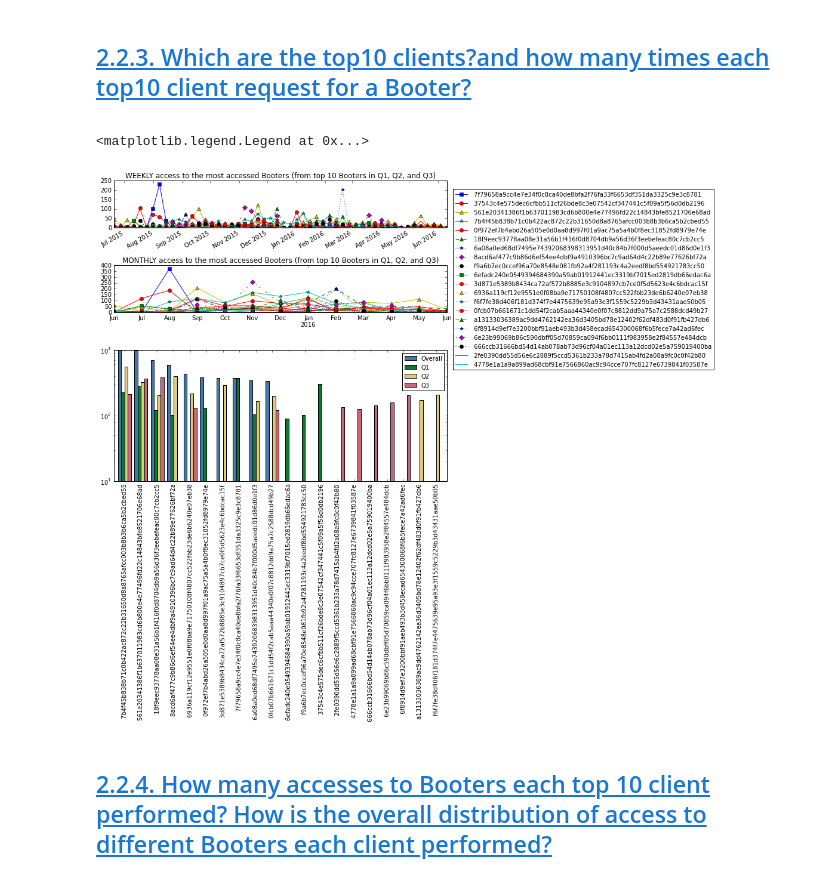
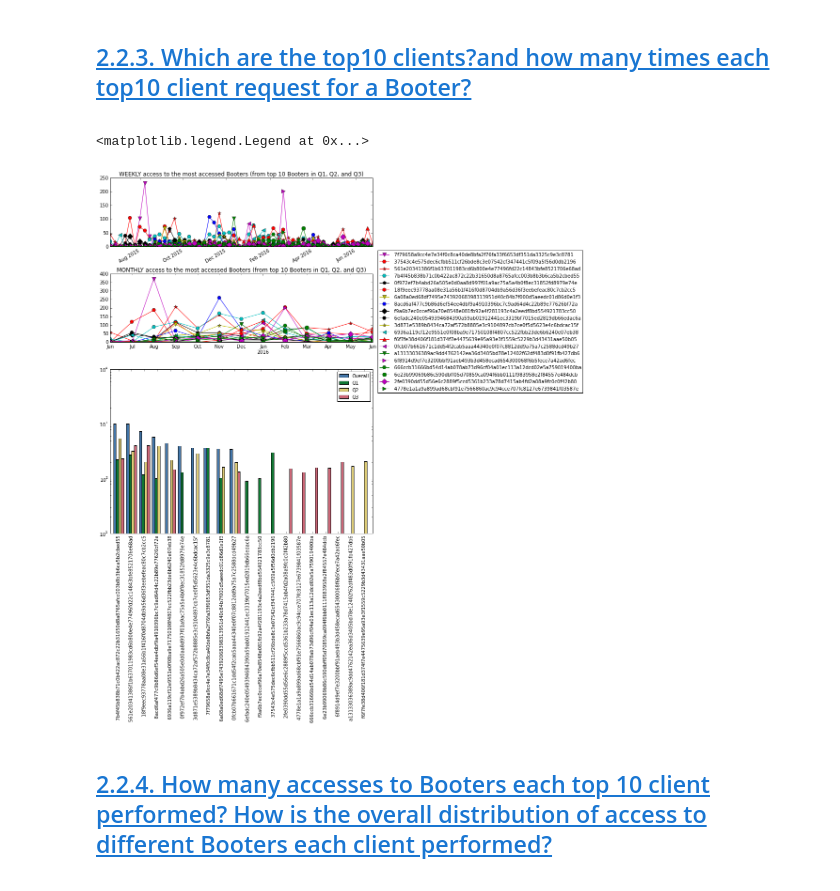
Before and after one commit to jjsantanna/booterblacklist_surfnet_case, a Jupyter notebook: booterblacklist_surfnet_case.ipynb, the cells around one changed output. Saved outputs shown, nothing was run; the diff lists cells and outputs as text; code cells hidden in the pictures.

```diff
--- a/booterblacklist_surfnet_case.ipynb
+++ b/booterblacklist_surfnet_case.ipynb
@@ -48,20 +68,26 @@
 # %%
-import pandas as pd
-import numpy as np
-import matplotlib.pyplot as plt
-%matplotlib inline
+lines = ['-']
+mylines = list(islice(cycle(lines), None, 50))
 
-import matplotlib.dates as mdates
-import matplotlib.patches as mpatches
-from mpl_toolkits.axes_grid.inset_locator import inset_axes
+markers = ['o', ',', '*','h','p', 'D','H','v','^','<', '>']
+mymarkers = list(islice(cycle(markers), None, 50))
 
-from itertools import cycle, islice
 
-import plotly
-plotly.offline.init_notebook_mode()
+colors = ['b', 'g', 'r', 'c', 'm', 'y', 'k']
 
-# Style
-mystyle = list(islice(cycle(['s-','ro-','y^-','c*-','r-o', 'g--^', 'b:*', 'm-.D', 'k:o']), None, 18))
+mystyle=[]
+for c in colors:
+    for m in markers:
+        for l in lines:
+            mystyle.append(c+l+m)
+
+from random import shuffle
+shuffle(mystyle)
+
+mystyle=list(islice(cycle(mystyle), None, 50))
+
+# my old style bellow
+# mystyle = list(islice(cycle(['s-','ro-','y^-','c*-','r-o', 'g--^', 'b:*', 'm-.D', 'k:o']), None, 28))
 
 #This is the color template that I use. For more information https://personal.sron.nl/~pault/colourschemes.pdf
 mycolors4 = list(islice(cycle(['#4477AA','#117733','#DDCC77','#CC6677']), None, 4)) # we can change the '4' len(df that you want plot)
@@ -74,7 +98,7 @@ mycolors12 = list(islice(cycle(['#332288','#6699CC','#88CCEE','#44AA99','#117733
 # Loading the data
 # In pandas a dataset is loaded as "data frame" for this reason we use the acronym "df"
 # We also skipp the lines that have more columns than expected ( we just need this 6 columns)
-df0 = pd.read_csv('data/anon_booters.txt.gz', error_bad_lines=False, sep=',',\
+df0 = pd.read_csv('../anon_booters.txt.gz', error_bad_lines=False, sep=',',\
                   names = ['timestamp', 'recordtype', 'client', 'in','querytype','value'])
 
 # Presenting the first 10 lines
@@ -423,35 +447,35 @@ users_permonth = pd.pivot_table(df[df['recordtype']==' Q(Q)'],\
                     aggfunc=np.sum, \
                     fill_value=0)
 # %%
-fig = plt.figure(figsize=(10, 10))
-fig.subplots_adjust(hspace=0.8,wspace=0.3)
+fig = plt.figure(figsize=(10, 15))
+fig.subplots_adjust(hspace=0.4,wspace=0.3)
 
 ax1 = plt.subplot2grid((4,3), (0,0), colspan=3)
-users_perweek[alltop10].plot(ax=ax1,style=mystyle, title="WEEKLY access to the most accessed Booters (from top 10 Booters in Q1, Q2, and Q3)", legend=False)
+users_perweek[alltop10].plot(ax=ax1,style=mystyle, title="WEEKLY access to the most accessed Booters (from top 10 Booters in Q1, Q2, and Q3)", markersize=8,legend=False)
 ax1.legend(loc='center left',prop={'size':10},bbox_to_anchor=(1.01, -1.1),numpoints=1)
 ax1.set_xlabel("")
 
 ax2 = plt.subplot2grid((4,3), (1,0), colspan=3)
-users_permonth[alltop10].plot(ax=ax2,style=mystyle, title="MONTHLY access to the most accessed Booters (from top 10 Booters in Q1, Q2, and Q3)", legend=False)
+users_permonth[alltop10].plot(ax=ax2,style=mystyle, title="MONTHLY access to the most accessed Booters (from top 10 Booters in Q1, Q2, and Q3)", markersize=8,legend=False)
 ax2.set_xlabel("")
 
 # ax3 = plt.subplot2grid((4,3), (2,0))
 # top10users_q1_count.plot.bar(color=mycolors12,ax=ax3, title="Q1 [Jun/Sep]",ylim=(0,1000))
 
 # ax4 = plt.subplot2grid((4,3), (2,1))
 # top10users_q2_count.plot.bar(color=mycolors12,ax=ax4, title="Q2 [Oct/Jan]")
 
 # ax5 = plt.subplot2grid((4,3), (2,2))
 # top10users_q3_count.plot.bar(color=mycolors12,ax=ax5, title="Q3 [Feb/May]",ylim=(0,1000))
 
 ax6 = plt.subplot2grid((4,3), (2,0), colspan=3, rowspan=2)
 merged = pd.concat([top10users_count, top10users_q1_count,top10users_q2_count,top10users_q3_count], axis=1)
 merged.columns = ['Overall','Q1', 'Q2','Q3']
 merged.sort_values(['Overall','Q1'], ascending=[False,True]).plot.bar(color=mycolors4,ax=ax6,logy=True,width = .8)
 ax6.legend(prop={'size':10})
 # %% [output]
 <matplotlib.legend.Legend at 0x...>
-[figure, old version]
+[figure, new version]
 # %% [markdown]
 <div id="2.2.4."><h2><a href="#TOC">2.2.4. How many accesses to Booters each top 10 client performed? How is the overall distribution of access to different Booters each client performed?</a></h2></div>
 # %%
```
Also changed, not shown: parts of 18 cells of this notebook, 16 other files.
